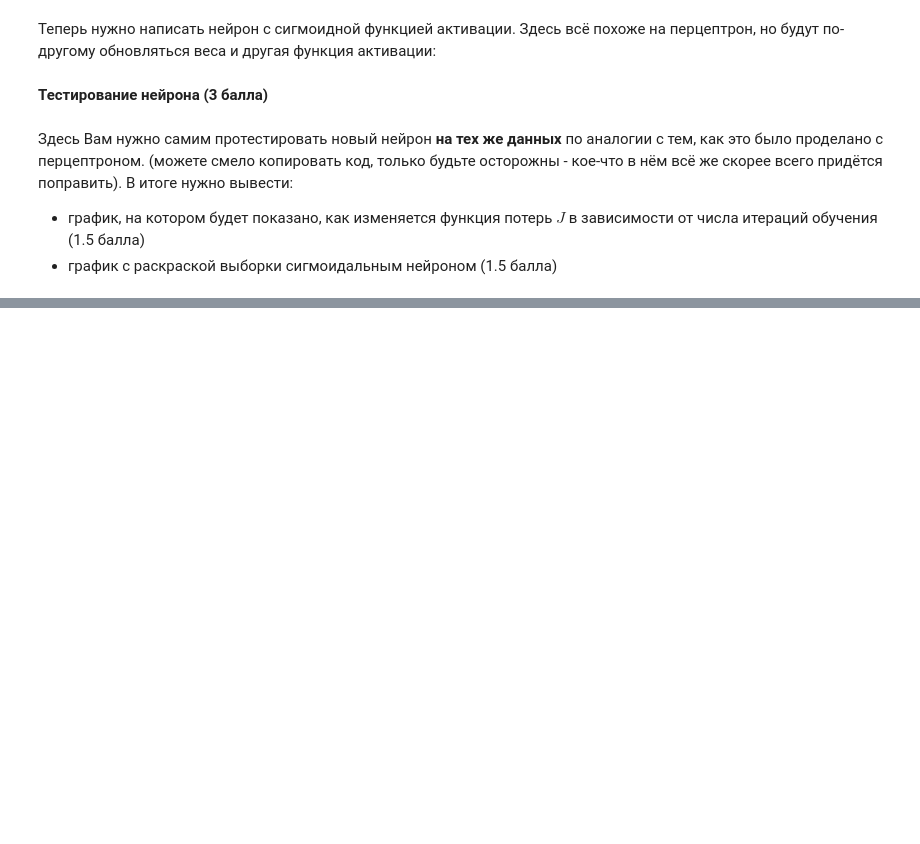
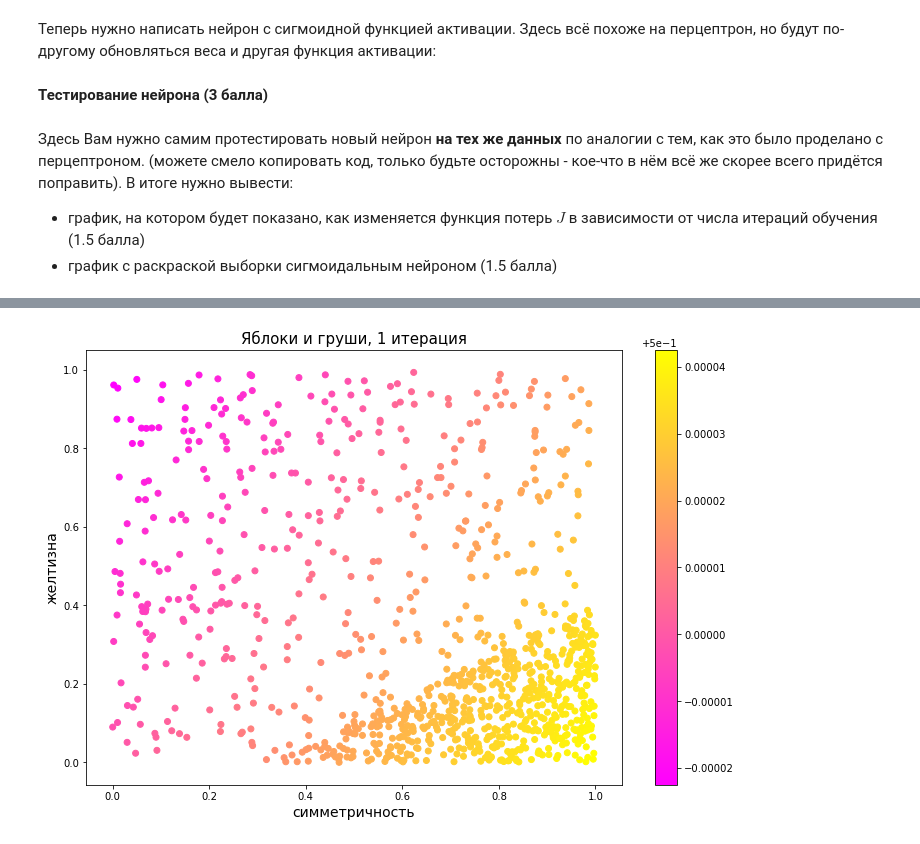
Before and after one commit to Lighting-Code/dlschl, a Jupyter notebook: materials/homeworks/hw04/[hw4]perceptron&neuron.ipynb, the cells around one changed output, grey strips where cells are left out. Cells and saved outputs as stored; diff of their text form; code cells hidden in the pictures; blank space fills up the shorter version.

```diff
--- a/materials/homeworks/hw04/[hw4]perceptron&neuron.ipynb
+++ b/materials/homeworks/hw04/[hw4]perceptron&neuron.ipynb
@@ -428,0 +463,10 @@ ValueError: shapes (1000,1) and (2,1000) not aligned: 1 (dim 1) != 2 (dim 0)
+# %%
+plt.figure(figsize=(12, 8))
+plt.scatter(data.iloc[:, 0], data.iloc[:, 1], c=neuron.forward_pass(X), cmap='spring')
+plt.title('Яблоки и груши, 1 итерация', fontsize=15)
+plt.xlabel('симметричность', fontsize=14)
+plt.ylabel('желтизна', fontsize=14)
+plt.colorbar()
+plt.show();
+# %% [output]
+[figure, added]
```
Also changed, not shown: parts of 13 cells of this notebook.
